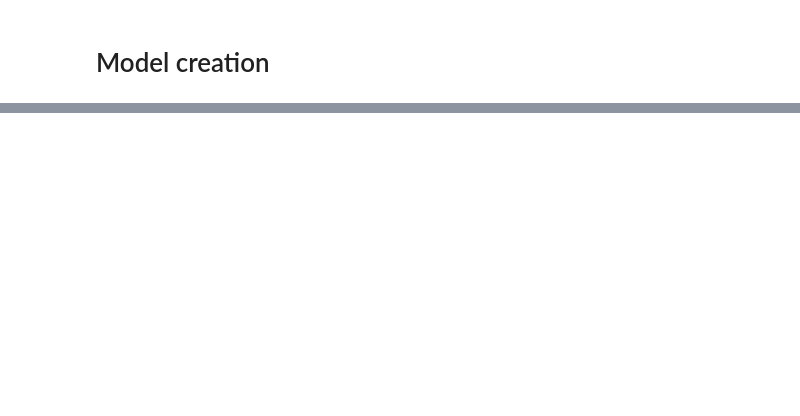
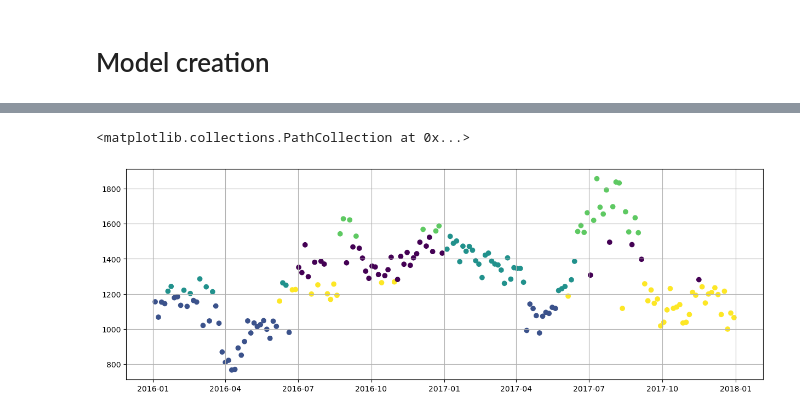
Before and after one commit to muohannedxd/day-type-identification-of-electricity-load, a Jupyter notebook: analysis.ipynb, the cells around one changed output, grey strips where cells are left out. Saved outputs shown, nothing was run; the diff lists cells and outputs as text; code cells hidden in the pictures; blank space fills up the shorter version.

```diff
--- a/analysis.ipynb
+++ b/analysis.ipynb
@@ -135,0 +302,6 @@ test.groupby(['date'])['error'].mean().sort_values(ascending=False).head(5)
+# %%
+
+train = ts_bydate.loc[ts_bydate["dayofyear"] % 4 != 0]
+test = ts_bydate.loc[ts_bydate["dayofyear"] % 4 == 0]
+
+train.head()
@@ -135,0 +351,5 @@ test.groupby(['date'])['error'].mean().sort_values(ascending=False).head(5)
+# %%
+reduced_test = pca.fit_transform(test)
+normalised_reduced_test = standard_scaler.fit_transform(reduced_test)
+
+prediction = cluster.predict(test)
@@ -135,0 +361,5 @@ test.groupby(['date'])['error'].mean().sort_values(ascending=False).head(5)
+# %%
+plt.scatter(test.index, test["pma"], c=prediction)
+# %% [output]
+<matplotlib.collections.PathCollection at 0x...>
+[figure, added]
```
Also changed, not shown: parts of 44 cells of this notebook, 2 other files.
